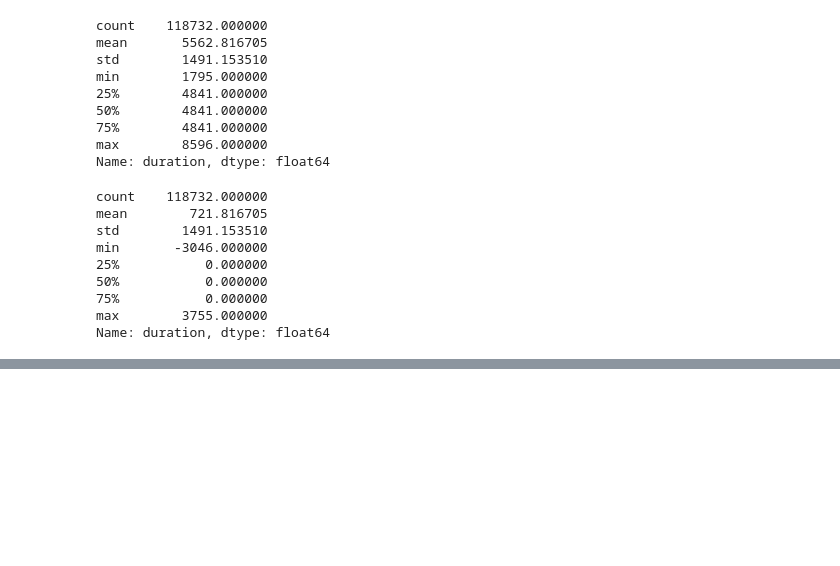
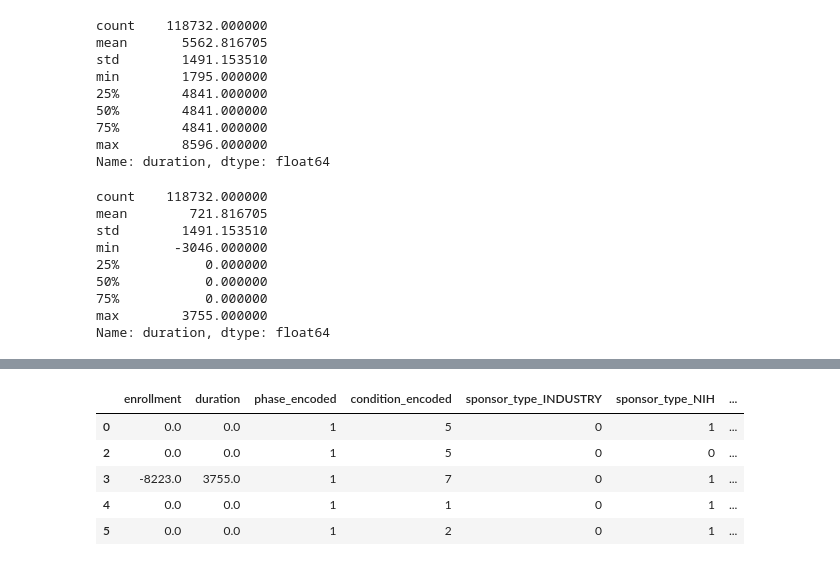
Before and after one commit to atharvarya12/byr_uc, a Jupyter notebook: EDA_Preprocess.ipynb, the cells around one changed output, grey strips where cells are left out. Cells and saved outputs as stored; diff of their text form; code cells hidden in the pictures; blank space fills up the shorter version.

```diff
--- a/EDA_Preprocess.ipynb
+++ b/EDA_Preprocess.ipynb
@@ -472,0 +537,9 @@ df.to_csv("ProcessedData.csv")
+# %%
+df.head()
+# %% [output]
+|  | enrollment | duration | phase_encoded | condition_encoded | sponsor_type_INDUSTRY | sponsor_type_NIH | ... |
+| 0 | 0.0 | 0.0 | 1 | 5 | 0 | 1 | ... |
+| 2 | 0.0 | 0.0 | 1 | 5 | 0 | 0 | ... |
+| 3 | -8223.0 | 3755.0 | 1 | 7 | 0 | 1 | ... |
+| 4 | 0.0 | 0.0 | 1 | 1 | 0 | 1 | ... |
+| 5 | 0.0 | 0.0 | 1 | 2 | 0 | 1 | ... |
```
Also changed, not shown: parts of 8 cells of this notebook.
